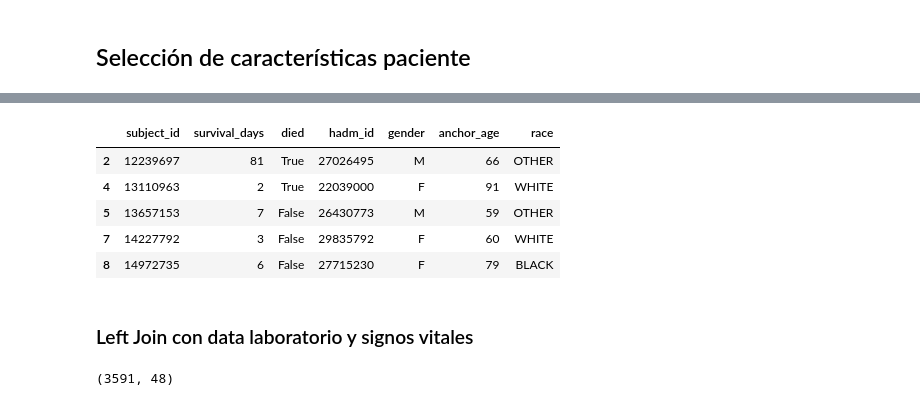
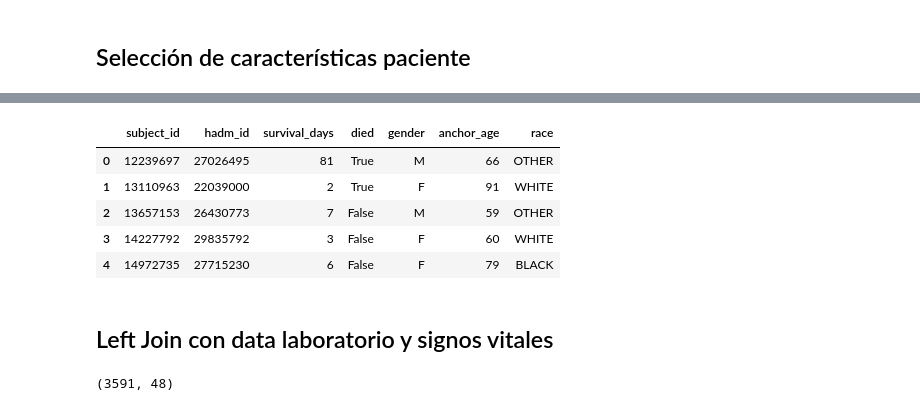
Before and after one commit to smenaaliaga/tesis_magister, a Jupyter notebook: data_mimic_iv.ipynb, the cells around one changed output, grey strips where cells are left out. Drawn from its saved outputs; the diff is of its cells as text; code cells hidden in the pictures.

```diff
--- a/data_mimic_iv.ipynb
+++ b/data_mimic_iv.ipynb
@@ -458,17 +456,17 @@ data.columns.values.tolist()
  'died',
  'survival_days']
 # %%
-data = data.loc[:, ['subject_id', 'survival_days', 'died', 'hadm_id', 'gender', 'anchor_age', 'race']]
+data = data.loc[:, ['subject_id', 'hadm_id', 'survival_days', 'died', 'gender', 'anchor_age', 'race']]
 data.head()
 # %% [output]
-|  | subject_id | survival_days | died | hadm_id | gender | anchor_age | race |
-| 2 | 12239697 | 81 | True | 27026495 | M | 66 | OTHER |
-| 4 | 13110963 | 2 | True | 22039000 | F | 91 | WHITE |
-| 5 | 13657153 | 7 | False | 26430773 | M | 59 | OTHER |
-| 7 | 14227792 | 3 | False | 29835792 | F | 60 | WHITE |
-| 8 | 14972735 | 6 | False | 27715230 | F | 79 | BLACK |
+|  | subject_id | hadm_id | survival_days | died | gender | anchor_age | race |
+| 0 | 12239697 | 27026495 | 81 | True | M | 66 | OTHER |
+| 1 | 13110963 | 22039000 | 2 | True | F | 91 | WHITE |
+| 2 | 13657153 | 26430773 | 7 | False | M | 59 | OTHER |
+| 3 | 14227792 | 29835792 | 3 | False | F | 60 | WHITE |
+| 4 | 14972735 | 27715230 | 6 | False | F | 79 | BLACK |
 # %% [markdown]
-### Left Join con data laboratorio y signos vitales
+## Left Join con data laboratorio y signos vitales
 # %%
 data = data.merge(lab, on=['subject_id', 'hadm_id'], how='left', suffixes=None)
 data = data.merge(vital, on=['subject_id', 'hadm_id'], how='left', suffixes=None)
```
Also changed, not shown: parts of 6 cells of this notebook.
